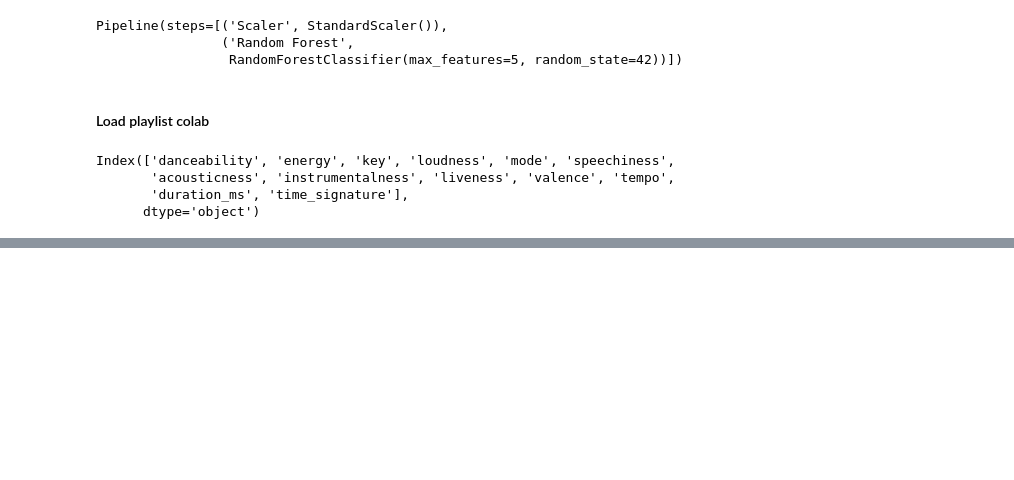
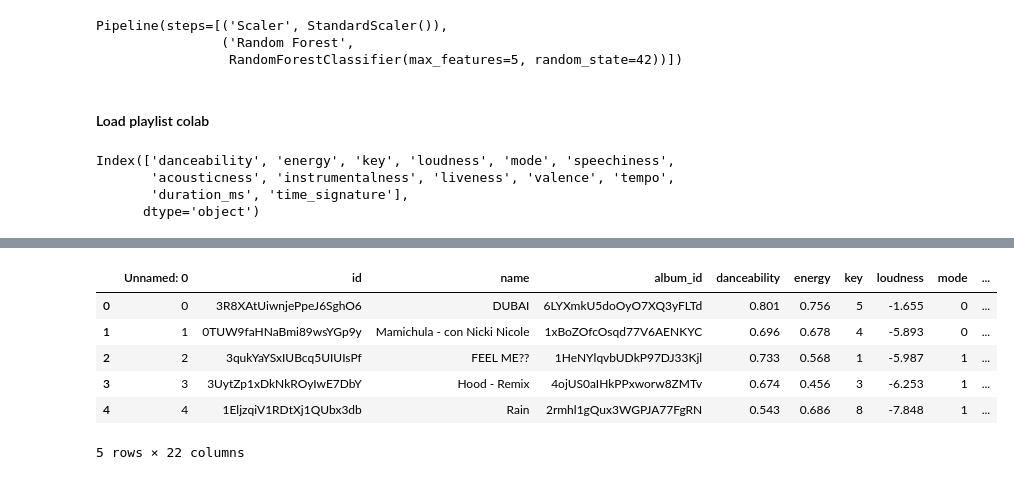
Before and after one commit to JaviCeRodriguez/IAA_tpfinal, a Jupyter notebook: Todo_junto.ipynb, the cells around one changed output, grey strips where cells are left out. Cells and saved outputs as stored; diff of their text form; code cells hidden in the pictures; blank space fills up the shorter version.

```diff
--- a/Todo_junto.ipynb
+++ b/Todo_junto.ipynb
@@ -1188,0 +1227,17 @@ songs[['name','genre']]
+# %%
+result_predict_trueno = rf_pipe.predict(y_trueno)
+result_predict_foo = rf_pipe.predict(y_foo)
+# %%
+#Uno el result_predict en songs
+songs_truneo['genre'] = result_predict_trueno
+songs_foo['genre'] = result_predict_foo
+# %%
+songs_truneo.head()
+# %% [output]
+|  | Unnamed: 0 | id | name | album_id | danceability | energy | key | loudness | mode | ... |
+| 0 | 0 | 3R8XAtUiwnjePpeJ6SghO6 | DUBAI | 6LYXmkU5doOyO7XQ3yFLTd | 0.801 | 0.756 | 5 | -1.655 | 0 | ... |
+| 1 | 1 | 0TUW9faHNaBmi89wsYGp9y | Mamichula - con Nicki Nicole | 1xBoZOfcOsqd77V6AENKYC | 0.696 | 0.678 | 4 | -5.893 | 0 | ... |
+| 2 | 2 | 3qukYaYSxIUBcq5UIUIsPf | FEEL ME?? | 1HeNYlqvbUDkP97DJ33Kjl | 0.733 | 0.568 | 1 | -5.987 | 1 | ... |
+| 3 | 3 | 3UytZp1xDkNkROyIwE7DbY | Hood - Remix | 4ojUS0aIHkPPxworw8ZMTv | 0.674 | 0.456 | 3 | -6.253 | 1 | ... |
+| 4 | 4 | 1EljzqiV1RDtXj1QUbx3db | Rain | 2rmhl1gQux3WGPJA77FgRN | 0.543 | 0.686 | 8 | -7.848 | 1 | ... |
+5 rows × 22 columns
```
Also changed, not shown: parts of 12 cells of this notebook, 7 other files.
